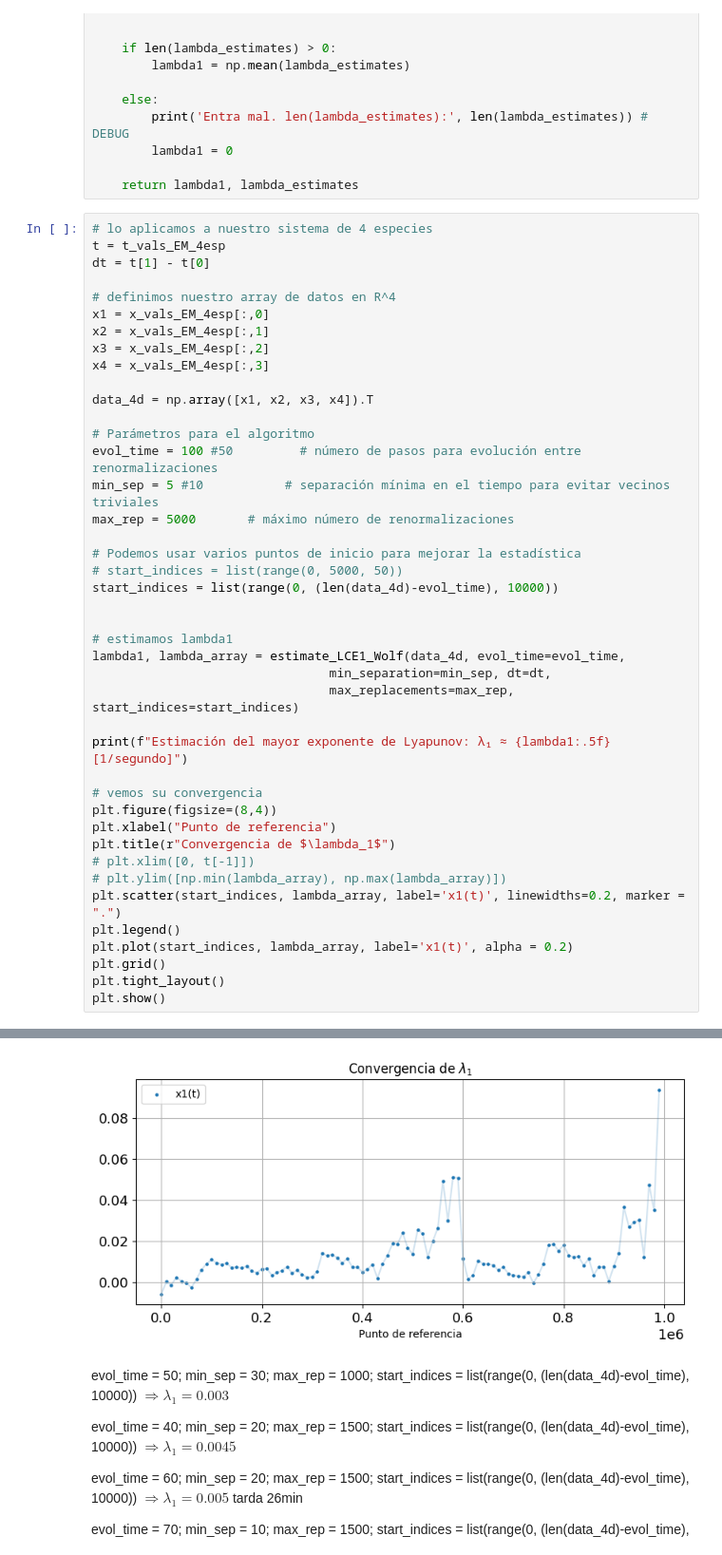
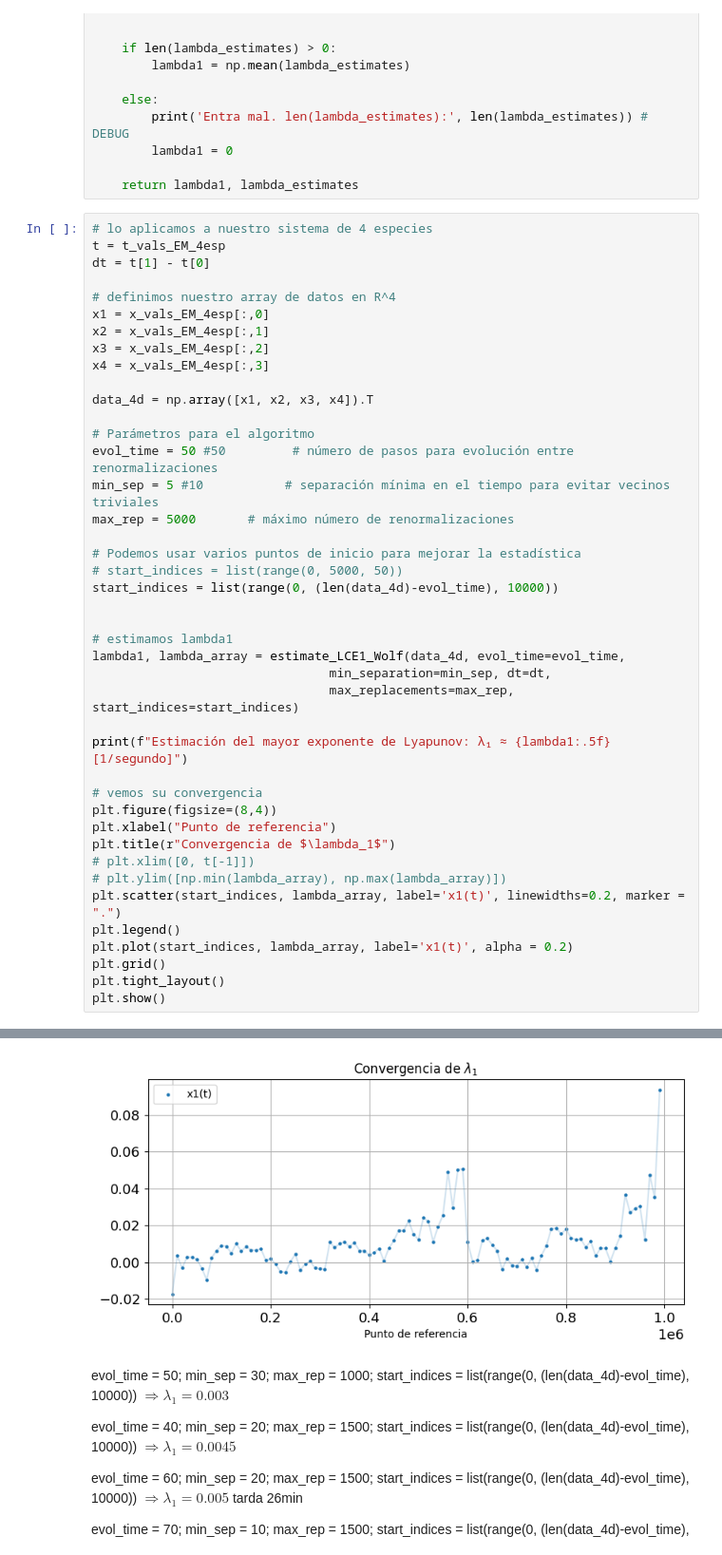
Before and after one commit to jenriquezafra/TFG, a Jupyter notebook: clasical_model.ipynb, the cells around one changed output, grey strips where cells are left out. Shown: that part at 95% size. Saved outputs shown, nothing was run; the diff lists cells and outputs as text.

```diff
--- a/clasical_model.ipynb
+++ b/clasical_model.ipynb
@@ -797,7 +760,7 @@ x4 = x_vals_EM_4esp[:,3]
 data_4d = np.array([x1, x2, x3, x4]).T
 
 # Parámetros para el algoritmo
-evol_time = 100 #50         # número de pasos para evolución entre renormalizaciones
+evol_time = 50 #50         # número de pasos para evolución entre renormalizaciones
 min_sep = 5 #10           # separación mínima en el tiempo para evitar vecinos triviales
 max_rep = 5000       # máximo número de renormalizaciones
 
@@ -846,4 +809,4 @@ Estimación del mayor exponente de Lyapunov: λ₁ ≈ 0.01241 [1/segundo]
-[figure, old version]
+[figure, new version]
 # %% [markdown]
 
 evol_time = 50; min_sep = 30; max_rep = 1000; start_indices = list(range(0, (len(data_4d)-evol_time), 10000)) $\Longrightarrow  \lambda_1= 0.003$
```
Also changed, not shown: parts of 17 cells of this notebook, 1 other file.
